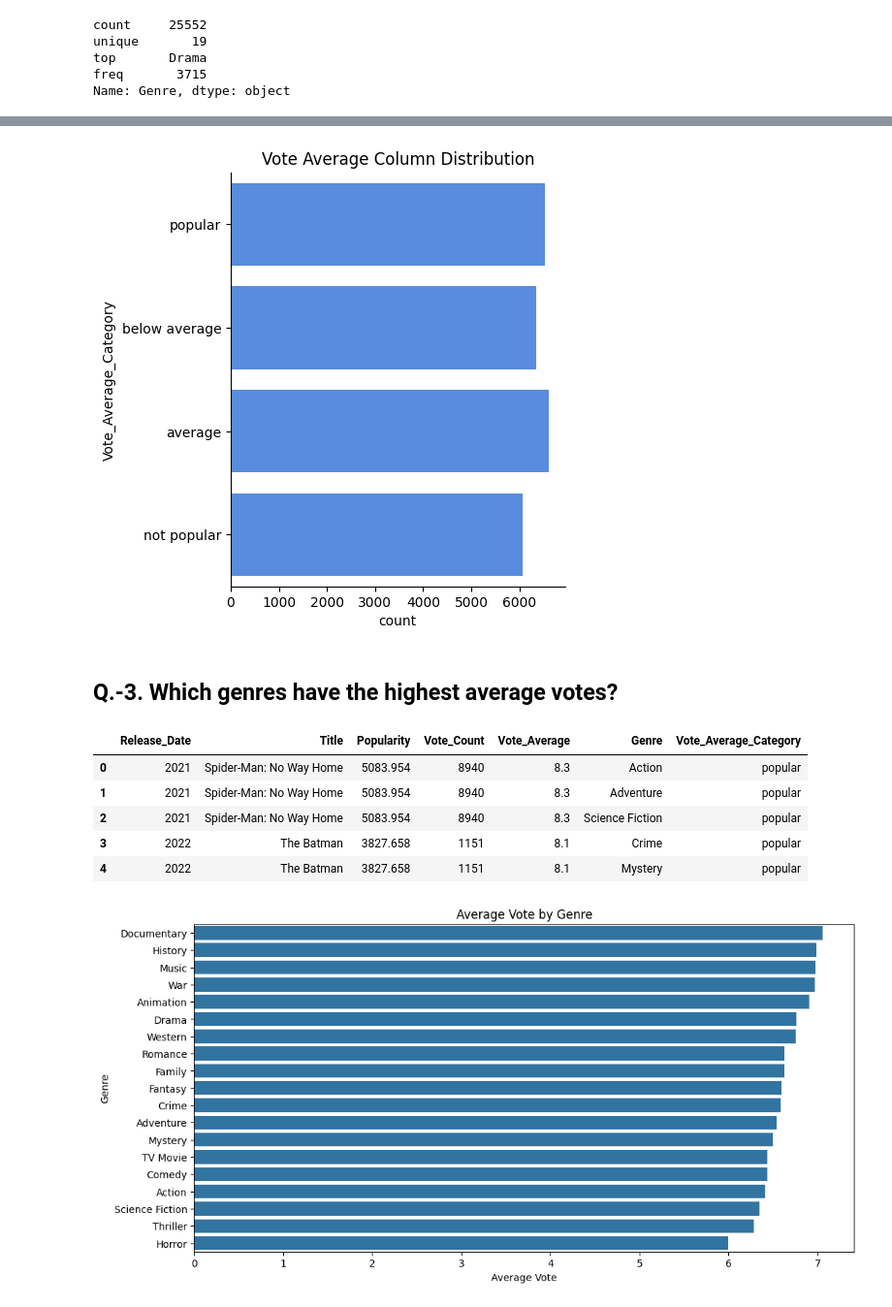
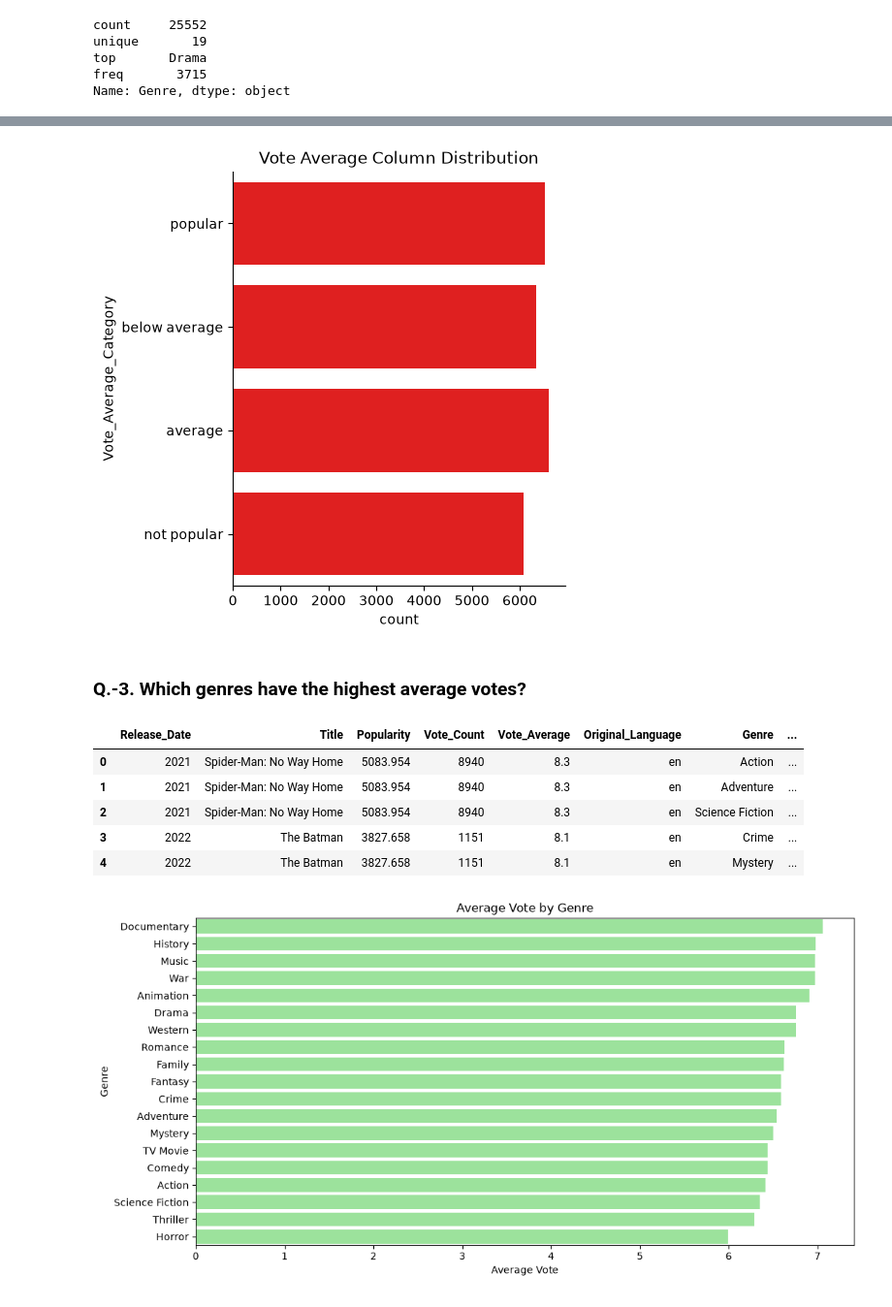
Before and after one commit to A-y-us-h/Netflix_Data_Analysis, a Jupyter notebook: notebooks/movie_data_analysis.ipynb, the cells around one changed output, grey strips where cells are left out. Shown at 97% size. Drawn from its saved outputs; the diff is of its cells as text; code cells hidden in the pictures.

```diff
--- a/notebooks/movie_data_analysis.ipynb
+++ b/notebooks/movie_data_analysis.ipynb
@@ -87,7 +87,7 @@ int32
 # %% [markdown]
 ### Dropping the Columns
 # %%
-cols = ['Overview','Original_Language','Poster_Url']
+cols = ['Overview','Poster_Url']
 
 df.drop(cols, axis = 1, inplace = True)
 df.columns
@@ -281,43 +285,44 @@ df.head()
 # %%
 sns.catplot(y = 'Vote_Average_Category' , data = df , kind = 'count',
             order = df['Vote_Average_Category'] ,
-            color = '#4287f5')
+            color = 'red')
 
 plt.title('Vote Average Column Distribution')
 plt.show()
 # %% [output]
-[figure, old version]
+[figure, new version]
 # %% [markdown]
-## Q.-3. Which genres have the highest average votes?
+### Q.-3. Which genres have the highest average votes?
 # %%
 df.head()
 # %% [output]
-|  | Release_Date | Title | Popularity | Vote_Count | Vote_Average | Genre | Vote_Average_Category |
-| 0 | 2021 | Spider-Man: No Way Home | 5083.954 | 8940 | 8.3 | Action | popular |
-| 1 | 2021 | Spider-Man: No Way Home | 5083.954 | 8940 | 8.3 | Adventure | popular |
-| 2 | 2021 | Spider-Man: No Way Home | 5083.954 | 8940 | 8.3 | Science Fiction | popular |
-| 3 | 2022 | The Batman | 3827.658 | 1151 | 8.1 | Crime | popular |
-| 4 | 2022 | The Batman | 3827.658 | 1151 | 8.1 | Mystery | popular |
+|  | Release_Date | Title | Popularity | Vote_Count | Vote_Average | Original_Language | Genre | ... |
+| 0 | 2021 | Spider-Man: No Way Home | 5083.954 | 8940 | 8.3 | en | Action | ... |
+| 1 | 2021 | Spider-Man: No Way Home | 5083.954 | 8940 | 8.3 | en | Adventure | ... |
+| 2 | 2021 | Spider-Man: No Way Home | 5083.954 | 8940 | 8.3 | en | Science Fiction | ... |
+| 3 | 2022 | The Batman | 3827.658 | 1151 | 8.1 | en | Crime | ... |
+| 4 | 2022 | The Batman | 3827.658 | 1151 | 8.1 | en | Mystery | ... |
 # %%
 genre_votes = (
-    df.groupby('Genre')['Vote_Average']
+    df.groupby('Genre', observed = True)['Vote_Average']
       .mean()
       .sort_values(ascending=False)
 )
 
 plt.figure(figsize=(12,6))
 
 sns.barplot(
     x=genre_votes.values,
     y=genre_votes.index,
-    order=genre_votes.index
+    order=genre_votes.index,
+    color = 'lightgreen'
 )
 
 plt.title('Average Vote by Genre')
 plt.xlabel('Average Vote')
 plt.ylabel('Genre')
 
 plt.show()
 # %% [output]
-[figure, old version]
+[figure, new version]
 # %% [markdown]
```
Also changed, not shown: parts of 44 cells of this notebook.
